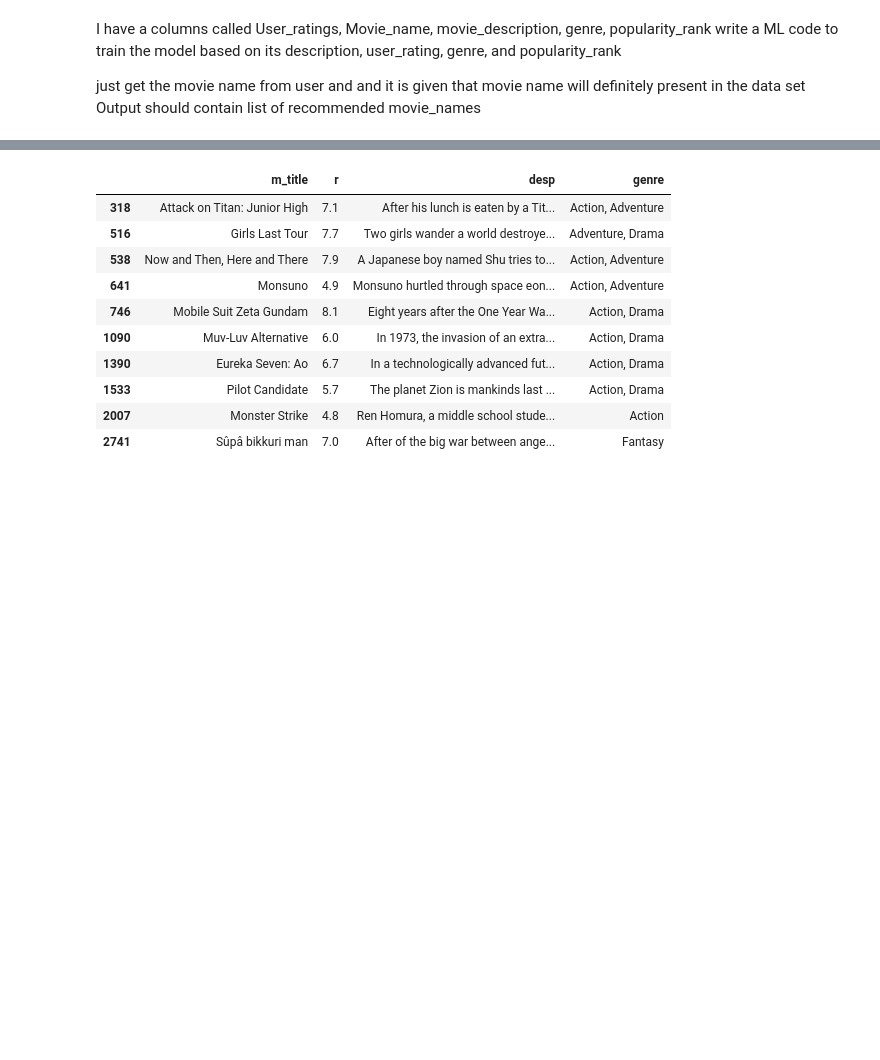
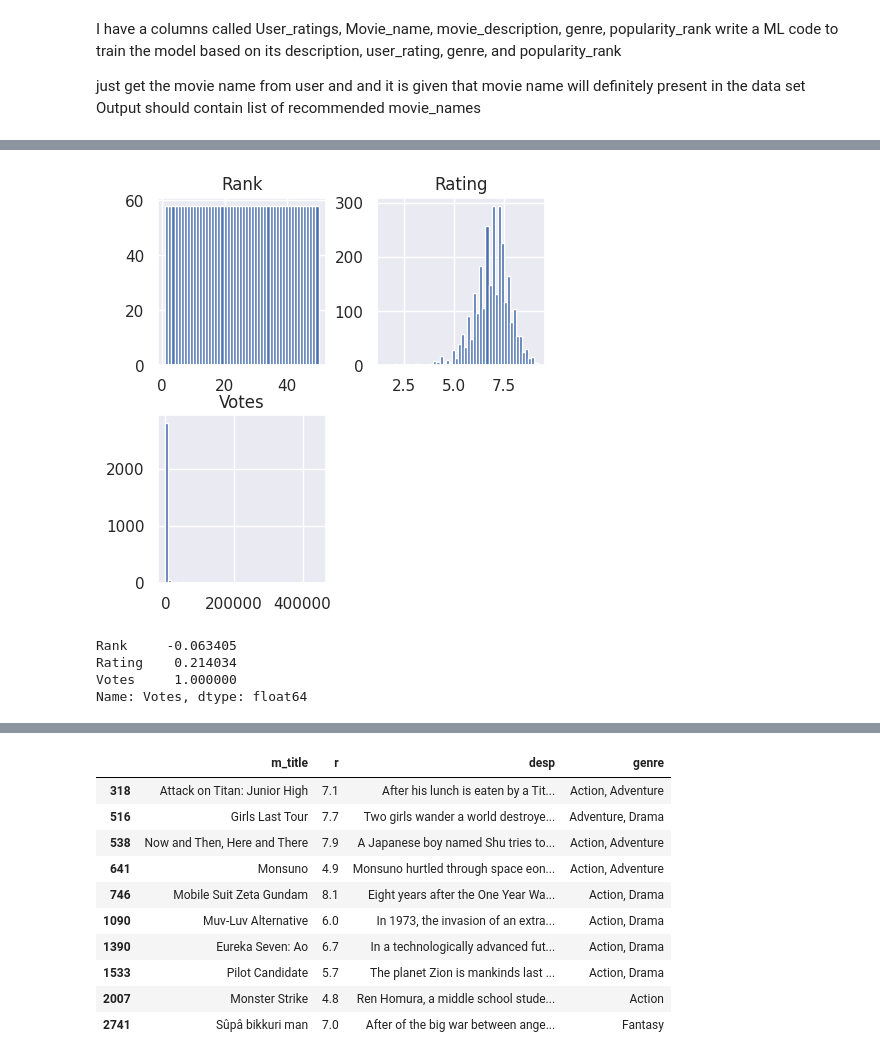
Before and after one commit to daarisameen/Ml-DL-projects, a Jupyter notebook: Project1.ipynb, the cells around one changed output, grey strips where cells are left out. Drawn from its saved outputs; the diff is of its cells as text; code cells hidden in the pictures; blank space fills up the shorter version.

```diff
--- a/Project1.ipynb
+++ b/Project1.ipynb
@@ -166,0 +208,14 @@ memory usage: 156.4+ KB
+# %%
+sns.set()
+data.hist(bins=50,figsize=(5,5))
+plt.show()
+# %% [output]
+[figure, added]
+# %%
+corr_matrix = data.copy().corr()
+corr_matrix['Votes']
+# %% [output]
+Rank     -0.063405
+Rating    0.214034
+Votes     1.000000
+Name: Votes, dtype: float64
```
Also changed, not shown: parts of 24 cells of this notebook.
